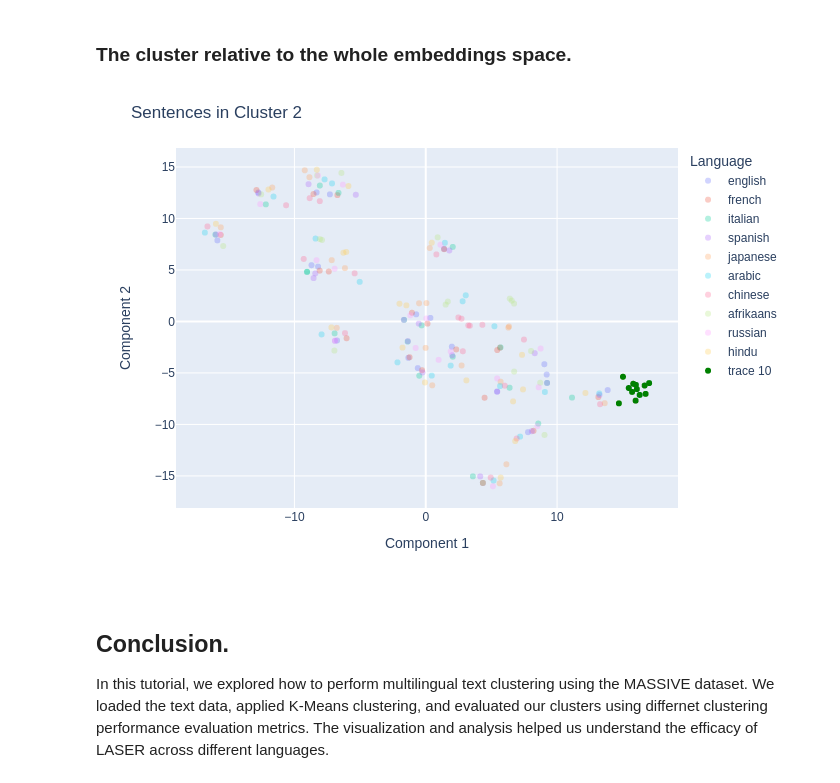
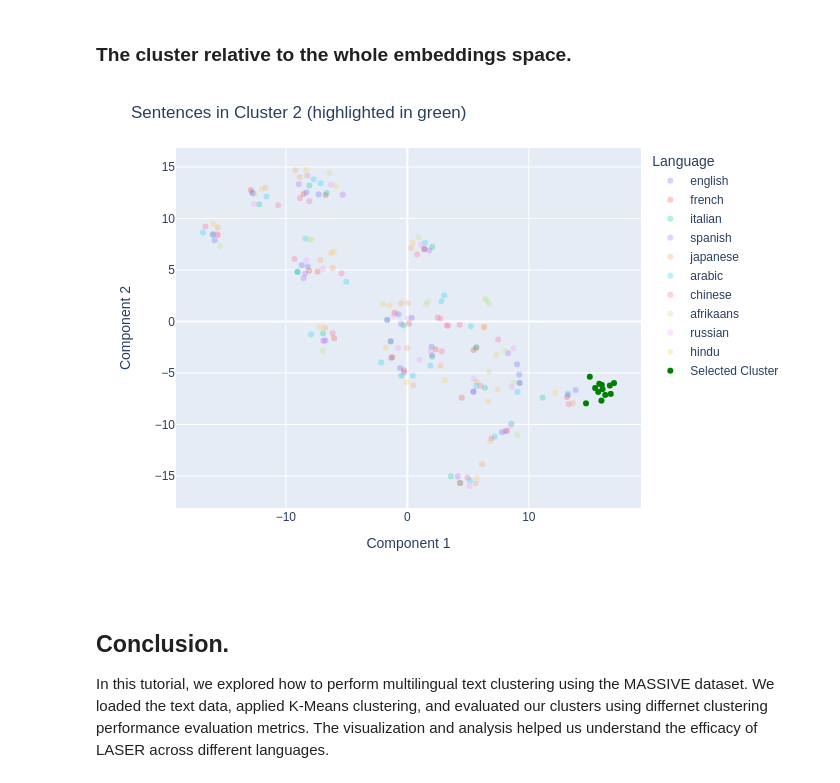
Before and after one commit to facebookresearch/LASER, a Jupyter notebook: tasks/clustering/LaserClusteringExample.ipynb, the cells around one changed output. Saved outputs shown, nothing was run; the diff lists cells and outputs as text; code cells hidden in the pictures.

Commit message:
Update some visualization errors and REAME

```diff
--- a/tasks/clustering/LaserClusteringExample.ipynb
+++ b/tasks/clustering/LaserClusteringExample.ipynb
@@ -296,21 +279,22 @@ fig.show("png")
 # %%
 df_all = pd.DataFrame({
     'Component 1': reduced_embeddings[:, 0],
     'Component 2': reduced_embeddings[:, 1],
     'Language': languages
 })
 
 # Plot the entire dataset
 fig = px.scatter(df_all, x='Component 1', y='Component 2', color='Language', opacity=0.3)
 
 # Overlay the selected cluster
-fig.add_scatter(x=df_selected['Component 1'], y=df_selected['Component 2'], mode='markers', text=df_selected['Sentence'], marker=dict(color='green'), textposition='top center')
+fig.add_scatter(x=df_selected['Component 1'], y=df_selected['Component 2'], mode='markers', text=df_selected['Sentence'],
+                name='Selected Cluster', marker=dict(color='green'), textposition='top center')
 
 # Update layout
-fig.update_layout(title=f'Sentences in Cluster {random_cluster}', showlegend=True)
+fig.update_layout(title=f'Sentences in Cluster {random_cluster} (highlighted in green)', showlegend=True)
 fig.show("png")
 # %% [output]
-[figure, old version]
+[figure, new version]
 # %% [markdown]
 ## Conclusion.
 
```
Also changed, not shown: parts of 2 cells of this notebook, 1 other file.
